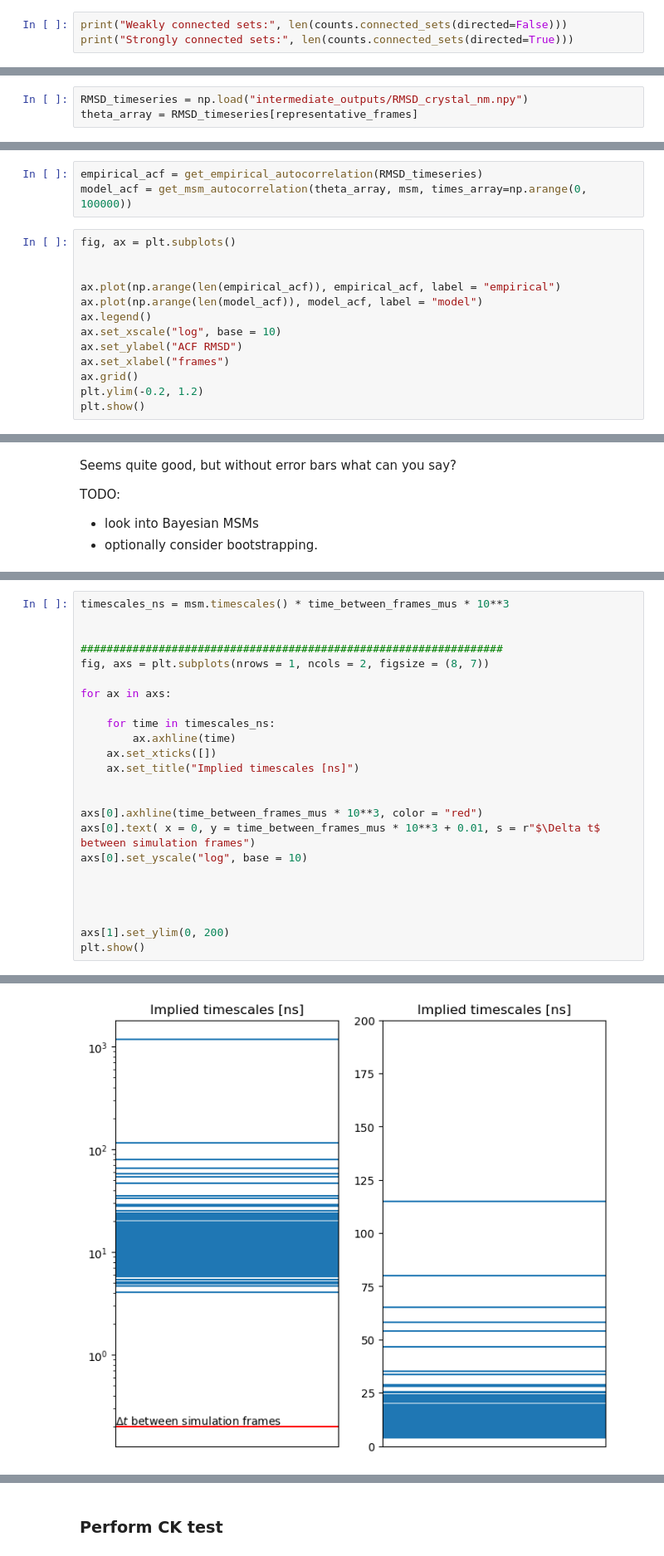
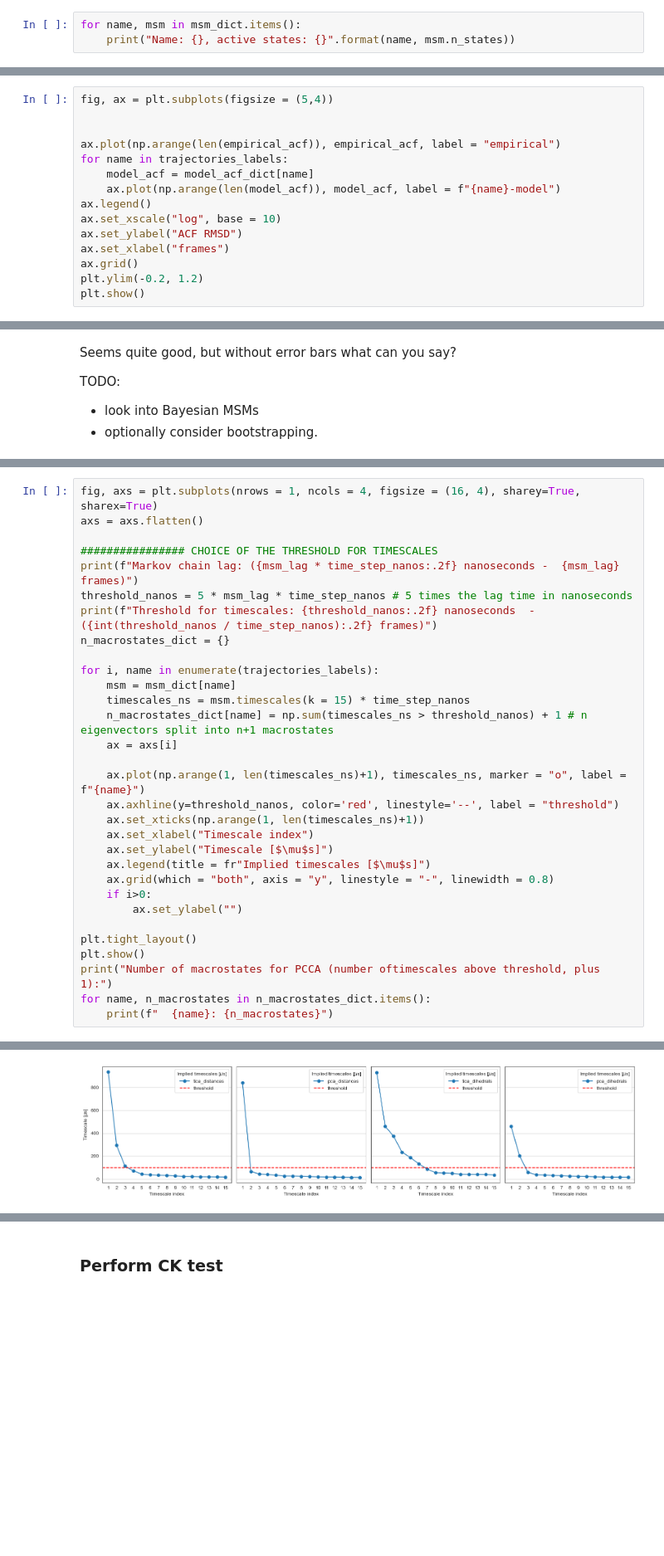
Before and after one commit to miriamzara/MSM, a Jupyter notebook: root/notebooks/step_3new_msm_construction.ipynb, the cells around one changed output, grey strips where cells are left out. Shown at 83% size. Cells and saved outputs as stored; diff of their text form; blank space fills up the shorter version.

Commit message:
fixed nb3 up to pcca

```diff
--- a/root/notebooks/step_3new_msm_construction.ipynb
+++ b/root/notebooks/step_3new_msm_construction.ipynb
@@ -512,4 +409,4 @@ We need to identify the **largest strongly connected component** of the graph.
 # %%
-print("Weakly connected sets:", len(counts.connected_sets(directed=False)))
-print("Strongly connected sets:", len(counts.connected_sets(directed=True)))
+for name, msm in msm_dict.items():
+    print("Name: {}, active states: {}".format(name, msm.n_states))
 # %% [output]
@@ -653,6 +460,3 @@ representative_frames = np.array([
-# %%
-RMSD_timeseries = np.load("intermediate_outputs/RMSD_crystal_nm.npy")
-theta_array = RMSD_timeseries[representative_frames]
 # %%
 from scipy.signal import correlate
 from deeptime.markov.tools.analysis import correlation
@@ -694,12 +521,11 @@ def get_msm_autocorrelation(obs, msm, times_array):
-# %%
-empirical_acf = get_empirical_autocorrelation(RMSD_timeseries)
-model_acf = get_msm_autocorrelation(theta_array, msm, times_array=np.arange(0, 100000))
 # %%
-fig, ax = plt.subplots()
+fig, ax = plt.subplots(figsize = (5,4))
 
 
 ax.plot(np.arange(len(empirical_acf)), empirical_acf, label = "empirical")
-ax.plot(np.arange(len(model_acf)), model_acf, label = "model")
+for name in trajectories_labels:
+    model_acf = model_acf_dict[name]
+    ax.plot(np.arange(len(model_acf)), model_acf, label = f"{name}-model")
 ax.legend()
 ax.set_xscale("log", base = 10)
 ax.set_ylabel("ACF RMSD")
@@ -749,25 +564,32 @@ Let's start from PCCA+.
 # %%
-timescales_ns = msm.timescales() * time_between_frames_mus * 10**3
+fig, axs = plt.subplots(nrows = 1, ncols = 4, figsize = (16, 4), sharey=True, sharex=True)
+axs = axs.flatten()
 
+################ CHOICE OF THE THRESHOLD FOR TIMESCALES
+print(f"Markov chain lag: ({msm_lag * time_step_nanos:.2f} nanoseconds -  {msm_lag} frames)")
+threshold_nanos = 5 * msm_lag * time_step_nanos # 5 times the lag time in nanoseconds
+print(f"Threshold for timescales: {threshold_nanos:.2f} nanoseconds  - ({int(threshold_nanos / time_step_nanos):.2f} frames)")
+n_macrostates_dict = {}
 
-#################################################################
-fig, axs = plt.subplots(nrows = 1, ncols = 2, figsize = (8, 7))
+for i, name in enumerate(trajectories_labels):
+    msm = msm_dict[name]
+    timescales_ns = msm.timescales(k = 15) * time_step_nanos
+    n_macrostates_dict[name] = np.sum(timescales_ns > threshold_nanos) + 1 # n eigenvectors split into n+1 macrostates
+    ax = axs[i]
 
-for ax in axs:
+    ax.plot(np.arange(1, len(timescales_ns)+1), timescales_ns, marker = "o", label = f"{name}")
+    ax.axhline(y=threshold_nanos, color='red', linestyle='--', label = "threshold")
+    ax.set_xticks(np.arange(1, len(timescales_ns)+1))
+    ax.set_xlabel("Timescale index")
+    ax.set_ylabel("Timescale [$\mu$s]")
+    ax.legend(title = fr"Implied timescales [$\mu$s]")
+    ax.grid(which = "both", axis = "y", linestyle = "-", linewidth = 0.8)
+    if i>0:
+        ax.set_ylabel("")
 
-    for time in timescales_ns:
-        ax.axhline(time)
-    ax.set_xticks([])
-    ax.set_title("Implied timescales [ns]")
-
-
-axs[0].axhline(time_between_frames_mus * 10**3, color = "red")
-axs[0].text( x = 0, y = time_between_frames_mus * 10**3 + 0.01, s = r"$\Delta t$ between simulation frames")
-axs[0].set_yscale("log", base = 10)
-
-
-
-
-axs[1].set_ylim(0, 200)
+plt.tight_layout()
 plt.show()
+print("Number of macrostates for PCCA (number oftimescales above threshold, plus 1):")
+for name, n_macrostates in n_macrostates_dict.items():
+    print(f"  {name}: {n_macrostates}")
 # %% [output]
@@ -774 +598 @@ plt.show()
-[figure, old version]
+[figure, new version]
```
Also changed, not shown: parts of 59 cells of this notebook, 7 other files.
